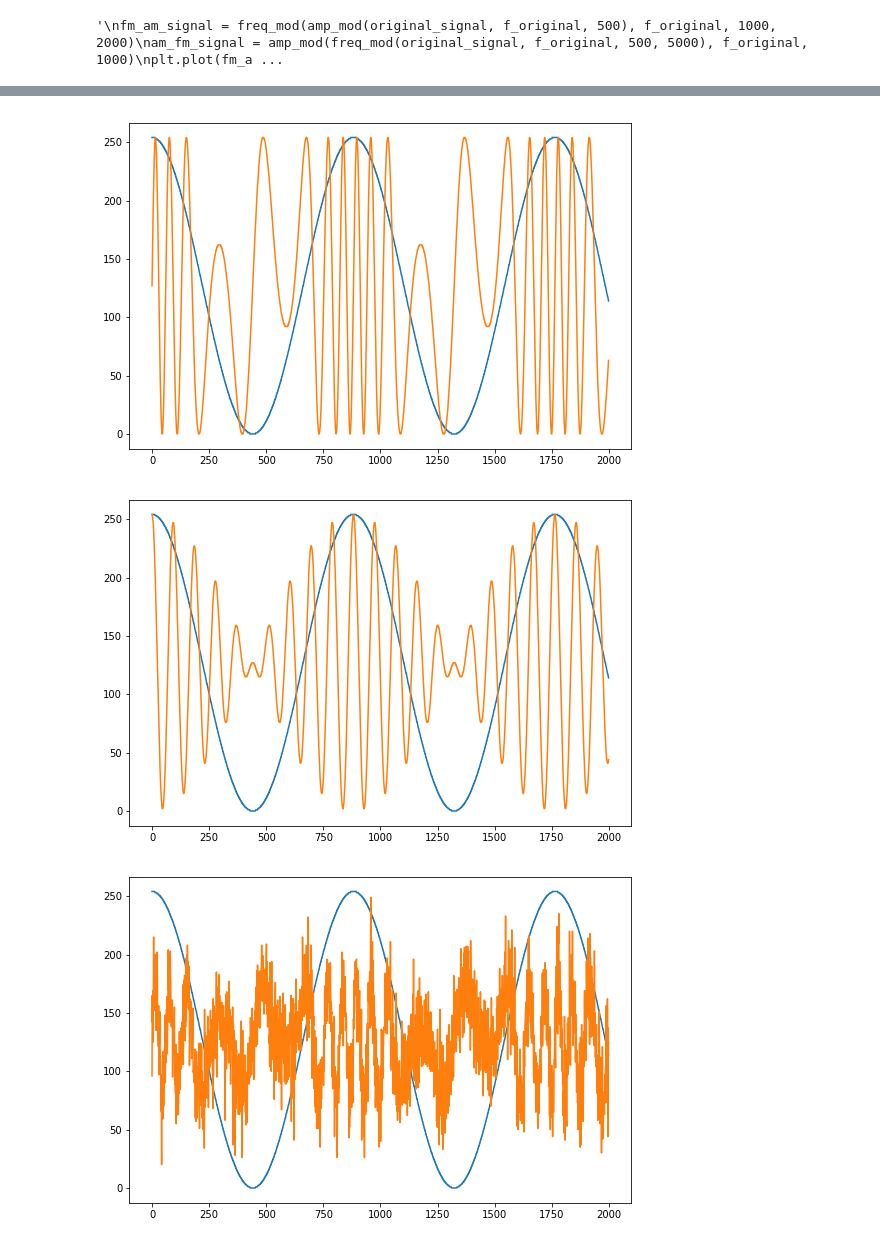
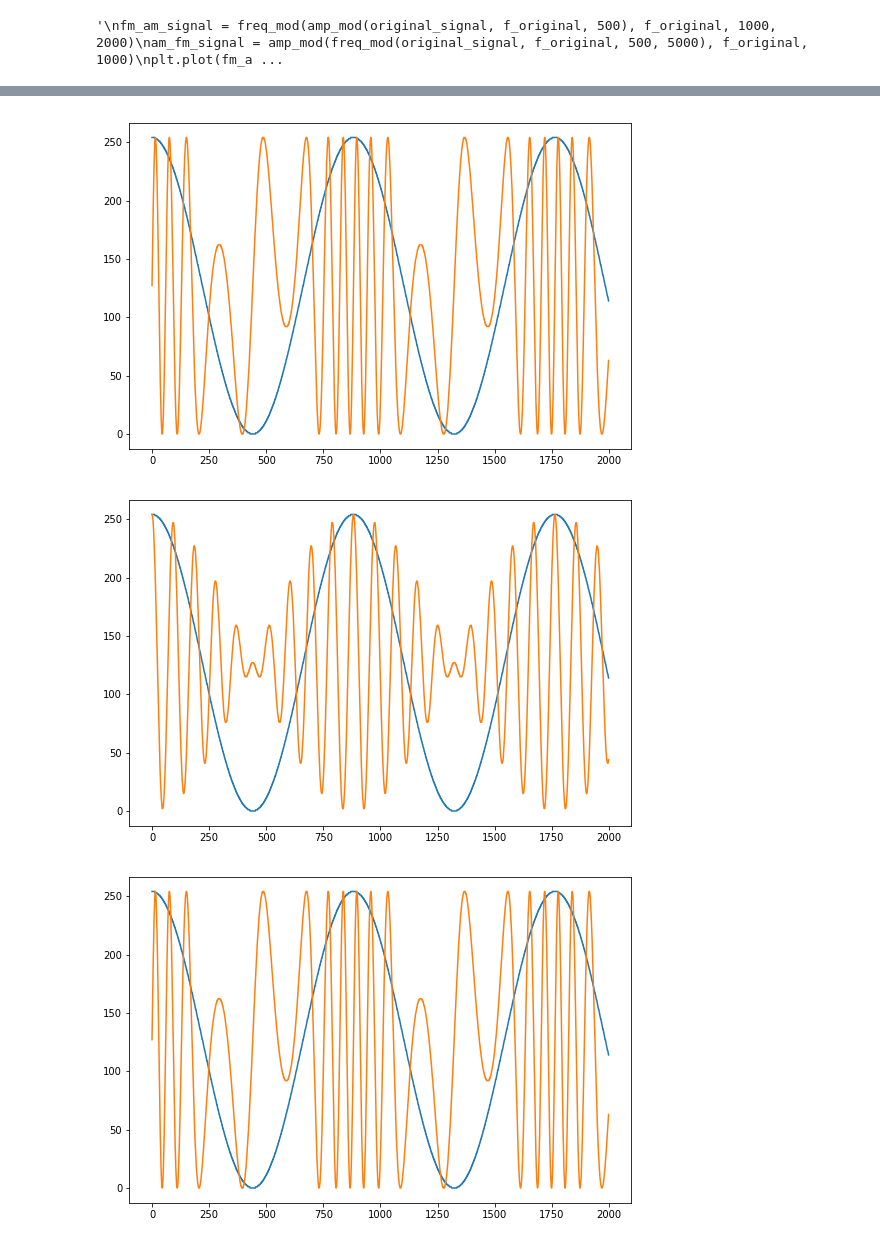
Before and after one commit to cross32768/dilated_conv, a Jupyter notebook: dilated_conv.ipynb, the cells around one changed output, grey strips where cells are left out. Saved outputs shown, nothing was run; the diff lists cells and outputs as text; code cells hidden in the pictures.

```diff
--- a/dilated_conv.ipynb
+++ b/dilated_conv.ipynb
@@ -133,28 +133,28 @@ def quantize_8bit(signal):
 # %%
 # 取り敢えず0 ～ 255の分類問題にするために量子化（なんか0 ～　254になってしまっている？）
 # 原論文では符号あり16bitに量子化された音声データをμ-lawアルゴリズムで8ビット化しているようだが、取り敢えず今回は直接符号なし8ビットに
 original_signal_quantized_8bit = quantize_8bit(original_signal)
 fm_signal_quantized_8bit = quantize_8bit(fm_signal)
 am_signal_quantized_8bit = quantize_8bit(am_signal)
-fm_signal_added_whitegauss_quantized_8bit = quantize_8bit(fm_signal_added_whitegauss)
+fm_signal_added_whitegauss_quantized_8bit = quantize_8bit(fm_signal) # quantize_8bit(fm_signal_added_whitegauss)
 # ノイズなしでやった感じFM変調の方が難しいようなので、取り敢えず今後FM変調中心に進めます
 
 plt.figure(figsize = (9, 6))
 plt.plot(original_signal_quantized_8bit[:2000])
 plt.plot(fm_signal_quantized_8bit[:2000])
 plt.show()
 plt.figure(figsize = (9, 6))
 plt.plot(original_signal_quantized_8bit[:2000])
 plt.plot(am_signal_quantized_8bit[:2000])
 plt.show()
 plt.figure(figsize = (9, 6))
 plt.plot(original_signal_quantized_8bit[:2000])
 plt.plot(fm_signal_added_whitegauss_quantized_8bit[:2000])
 plt.show()
 # %% [output]
 [figure]
 [figure]
-[figure, old version]
+[figure, new version]
 # %%
 # 受容野の広さと信号を受け取り、それに応じたデータセットを作成
 # ”受容野の広さ”数分の信号のクラスを入力データ、次の瞬間の信号1つのクラスを出力データとする
```
Also changed, not shown: parts of 11 cells of this notebook, 12 other files.
